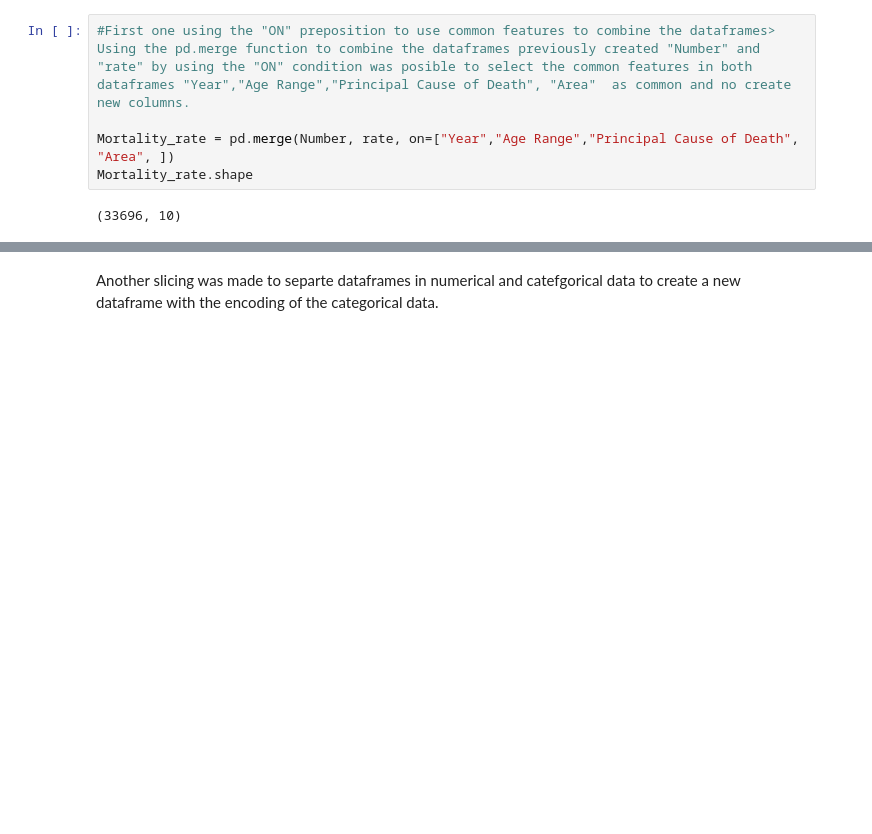
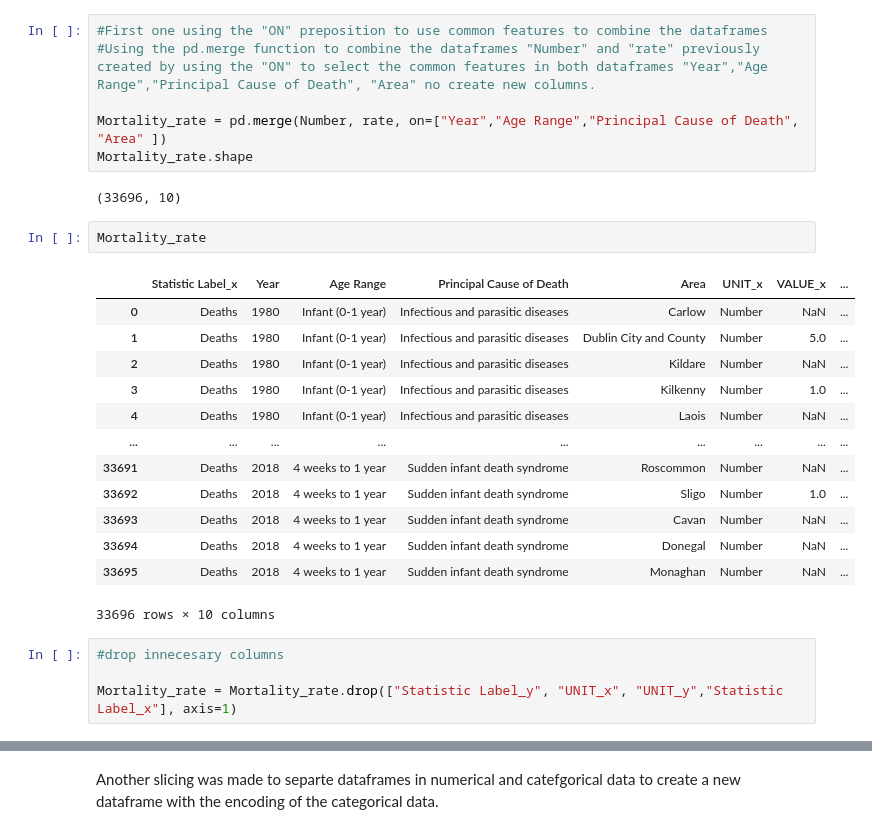
Before and after one commit to Paolacrir/CA1, a Jupyter notebook: Programing.ipynb, the cells around one changed output, grey strips where cells are left out. Drawn from its saved outputs; the diff is of its cells as text; blank space fills up the shorter version.

```diff
--- a/Programing.ipynb
+++ b/Programing.ipynb
@@ -74,7 +118,28 @@ In this analisys was used the Merge function to combine data however, 2 differen
 # %%
-#First one using the "ON" preposition to use common features to combine the dataframes> Using the pd.merge function to combine the dataframes previously created "Number" and "rate" by using the "ON" condition was posible to select the common features in both dataframes "Year","Age Range","Principal Cause of Death", "Area"  as common and no create new columns.
+#First one using the "ON" preposition to use common features to combine the dataframes
+#Using the pd.merge function to combine the dataframes "Number" and "rate" previously created by using the "ON" to select the common features in both dataframes "Year","Age Range","Principal Cause of Death", "Area" no create new columns.
 
-Mortality_rate = pd.merge(Number, rate, on=["Year","Age Range","Principal Cause of Death", "Area", ])
+Mortality_rate = pd.merge(Number, rate, on=["Year","Age Range","Principal Cause of Death", "Area" ])
 Mortality_rate.shape
 # %% [output]
 (33696, 10)
+# %%
+Mortality_rate
+# %% [output]
+|  | Statistic Label_x | Year | Age Range | Principal Cause of Death | Area | UNIT_x | VALUE_x | ... |
+| 0 | Deaths | 1980 | Infant (0-1 year) | Infectious and parasitic diseases | Carlow | Number | NaN | ... |
+| 1 | Deaths | 1980 | Infant (0-1 year) | Infectious and parasitic diseases | Dublin City and County | Number | 5.0 | ... |
+| 2 | Deaths | 1980 | Infant (0-1 year) | Infectious and parasitic diseases | Kildare | Number | NaN | ... |
+| 3 | Deaths | 1980 | Infant (0-1 year) | Infectious and parasitic diseases | Kilkenny | Number | 1.0 | ... |
+| 4 | Deaths | 1980 | Infant (0-1 year) | Infectious and parasitic diseases | Laois | Number | NaN | ... |
+| ... | ... | ... | ... | ... | ... | ... | ... | ... |
+| 33691 | Deaths | 2018 | 4 weeks to 1 year | Sudden infant death syndrome | Roscommon | Number | NaN | ... |
+| 33692 | Deaths | 2018 | 4 weeks to 1 year | Sudden infant death syndrome | Sligo | Number | 1.0 | ... |
+| 33693 | Deaths | 2018 | 4 weeks to 1 year | Sudden infant death syndrome | Cavan | Number | NaN | ... |
+| 33694 | Deaths | 2018 | 4 weeks to 1 year | Sudden infant death syndrome | Donegal | Number | NaN | ... |
+| 33695 | Deaths | 2018 | 4 weeks to 1 year | Sudden infant death syndrome | Monaghan | Number | NaN | ... |
+33696 rows × 10 columns
+# %%
+#drop innecesary columns
+
+Mortality_rate = Mortality_rate.drop(["Statistic Label_y", "UNIT_x", "UNIT_y","Statistic Label_x"], axis=1)
```
Also changed, not shown: parts of 42 cells of this notebook.
